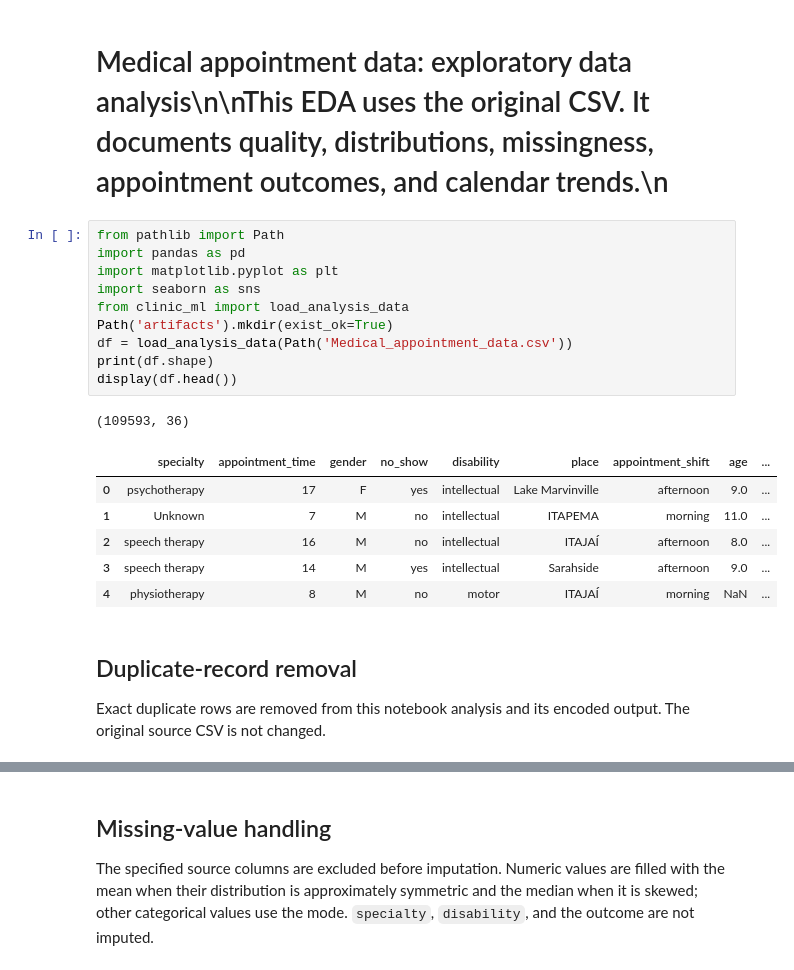
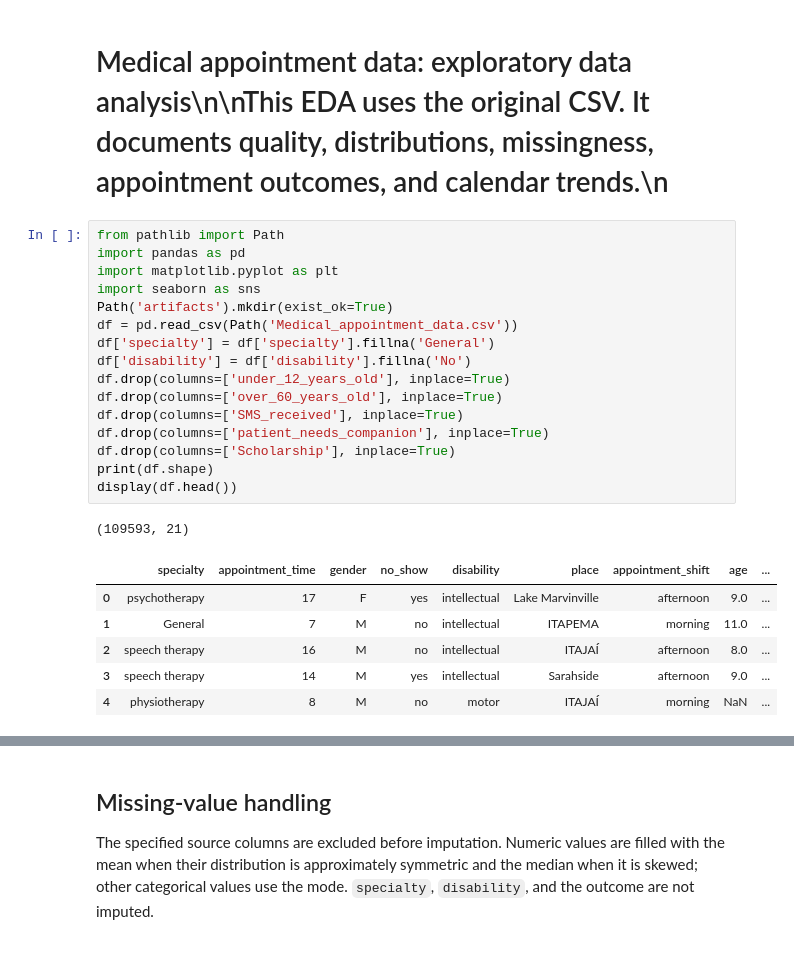
Before and after one commit to darshantank1995/MedicalAppointment, a Jupyter notebook: medical_appointment_eda.ipynb, the cells around one changed output, grey strips where cells are left out. Cells and saved outputs as stored; diff of their text form.

```diff
--- a/medical_appointment_eda.ipynb
+++ b/medical_appointment_eda.ipynb
@@ -3,22 +3,24 @@
 # %%
 from pathlib import Path
 import pandas as pd
 import matplotlib.pyplot as plt
 import seaborn as sns
-from clinic_ml import load_analysis_data
 Path('artifacts').mkdir(exist_ok=True)
-df = load_analysis_data(Path('Medical_appointment_data.csv'))
+df = pd.read_csv(Path('Medical_appointment_data.csv'))
+df['specialty'] = df['specialty'].fillna('General')
+df['disability'] = df['disability'].fillna('No')
+df.drop(columns=['under_12_years_old'], inplace=True)
+df.drop(columns=['over_60_years_old'], inplace=True)
+df.drop(columns=['SMS_received'], inplace=True)
+df.drop(columns=['patient_needs_companion'], inplace=True)
+df.drop(columns=['Scholarship'], inplace=True)
 print(df.shape)
 display(df.head())
 # %% [output]
-(109593, 36)
+(109593, 21)
 |  | specialty | appointment_time | gender | no_show | disability | place | appointment_shift | age | ... |
 | 0 | psychotherapy | 17 | F | yes | intellectual | Lake Marvinville | afternoon | 9.0 | ... |
-| 1 | Unknown | 7 | M | no | intellectual | ITAPEMA | morning | 11.0 | ... |
+| 1 | General | 7 | M | no | intellectual | ITAPEMA | morning | 11.0 | ... |
 | 2 | speech therapy | 16 | M | no | intellectual | ITAJAÍ | afternoon | 8.0 | ... |
 | 3 | speech therapy | 14 | M | yes | intellectual | Sarahside | afternoon | 9.0 | ... |
 | 4 | physiotherapy | 8 | M | no | motor | ITAJAÍ | morning | NaN | ... |
-# %% [markdown]
-## Duplicate-record removal
-
-Exact duplicate rows are removed from this notebook analysis and its encoded output. The original source CSV is not changed.
```
Also changed, not shown: parts of 7 cells of this notebook, 5 other files.
